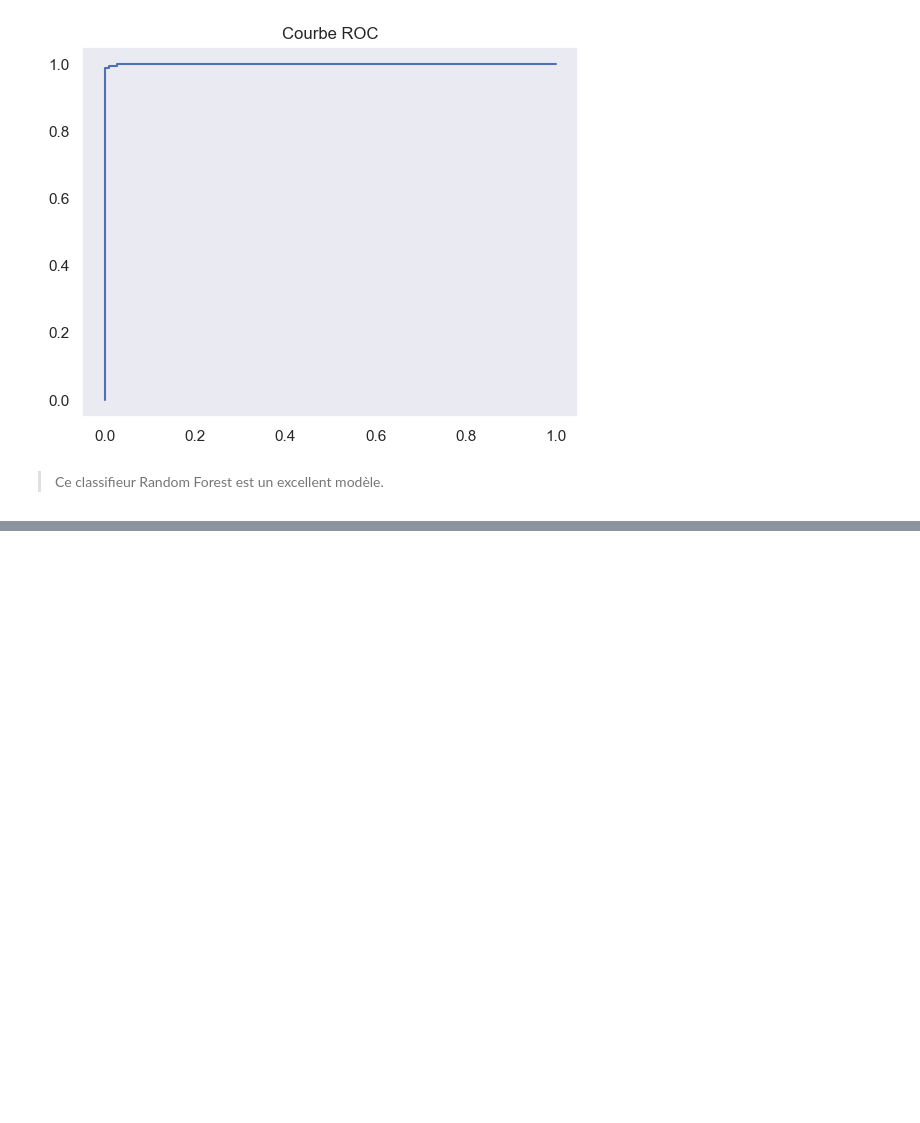
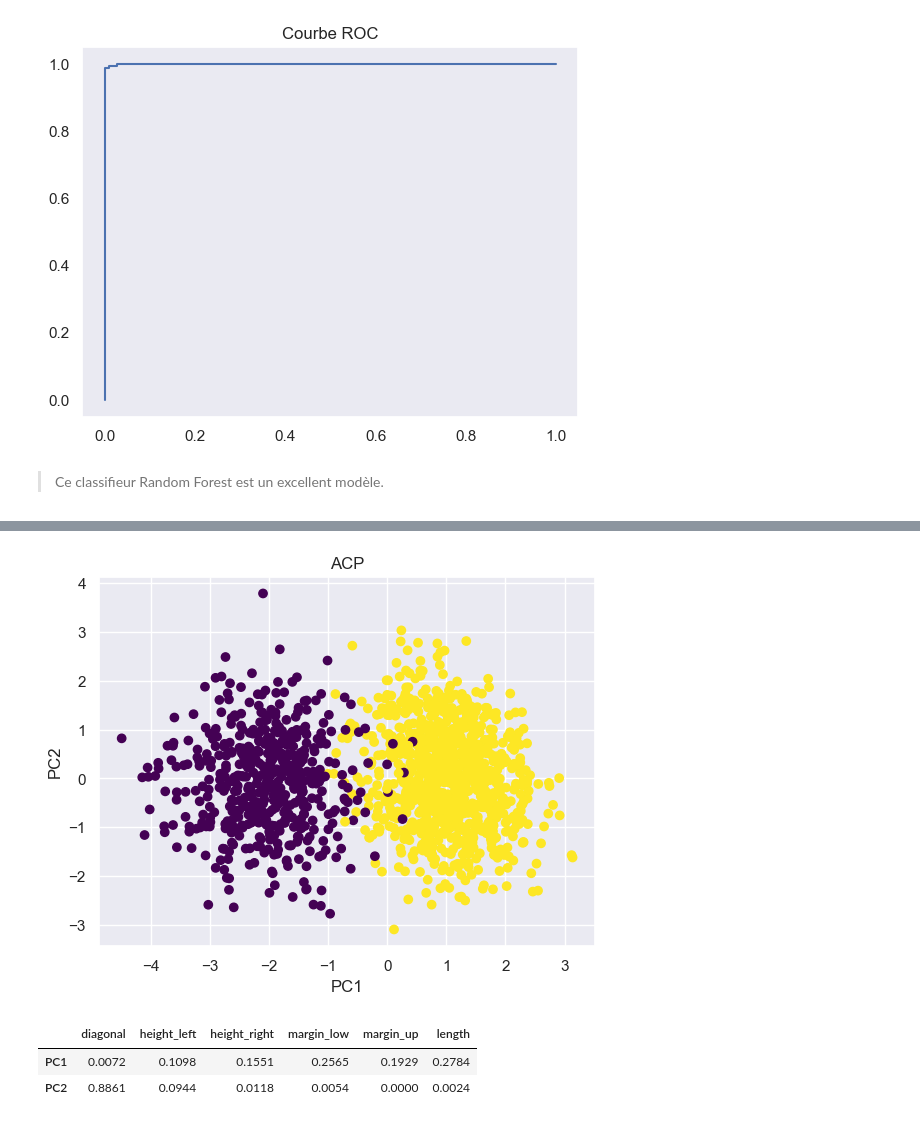
Before and after one commit to lengocduyvu/oncfm-detection-faux-billets, a Jupyter notebook: notebooks/oncfm-analyse.ipynb, the cells around one changed output, grey strips where cells are left out. Drawn from its saved outputs; the diff is of its cells as text; code cells hidden in the pictures; blank space fills up the shorter version.

```diff
--- a/notebooks/oncfm-analyse.ipynb
+++ b/notebooks/oncfm-analyse.ipynb
@@ -612,0 +681,9 @@ plt.show()
+# %%
+# Visualisation des données projetées
+plt.scatter(X_pca[:,0], X_pca[:,1], c=y, cmap='viridis')
+plt.xlabel('PC1')
+plt.ylabel('PC2')
+plt.title('ACP')
+plt.show()
+# %% [output]
+[figure, added]
@@ -612,0 +694,9 @@ plt.show()
+# %%
+# Contribution des variables
+cos_squared = np.round(np.square(pca.components_), 4)
+contrib = pd.DataFrame(cos_squared, columns=indicateurs, index=['PC1', 'PC2'])
+contrib
+# %% [output]
+|  | diagonal | height_left | height_right | margin_low | margin_up | length |
+| PC1 | 0.0072 | 0.1098 | 0.1551 | 0.2565 | 0.1929 | 0.2784 |
+| PC2 | 0.8861 | 0.0944 | 0.0118 | 0.0054 | 0.0000 | 0.0024 |
```
Also changed, not shown: parts of 13 cells of this notebook.
